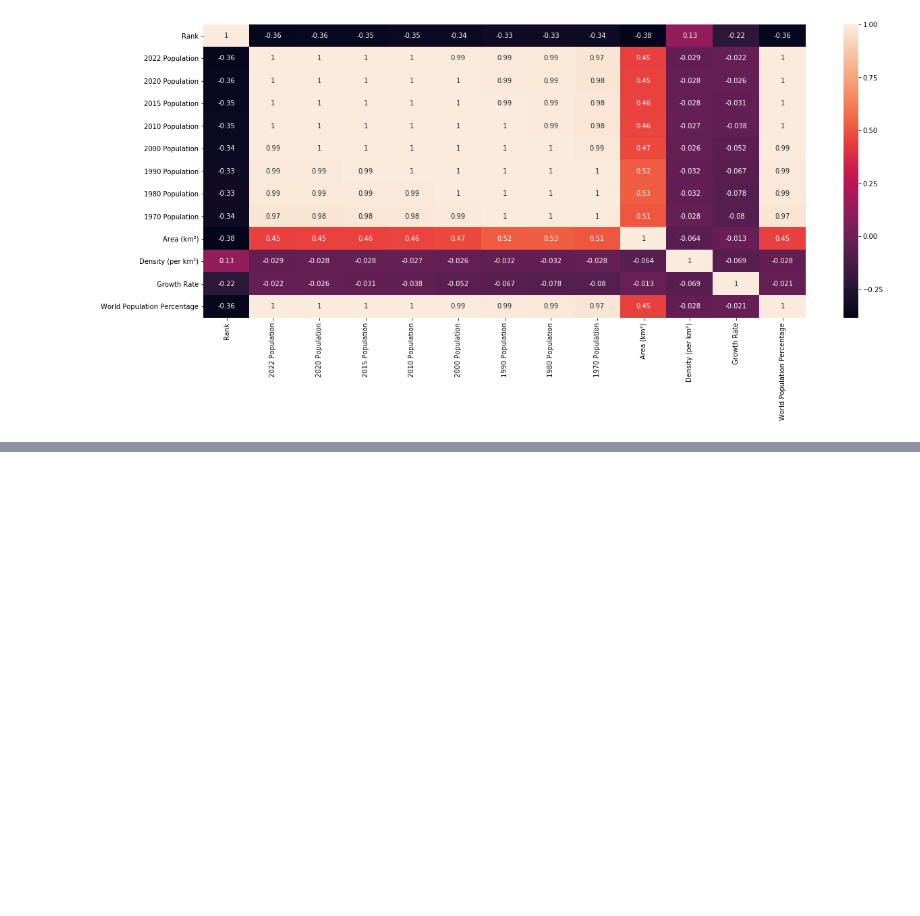
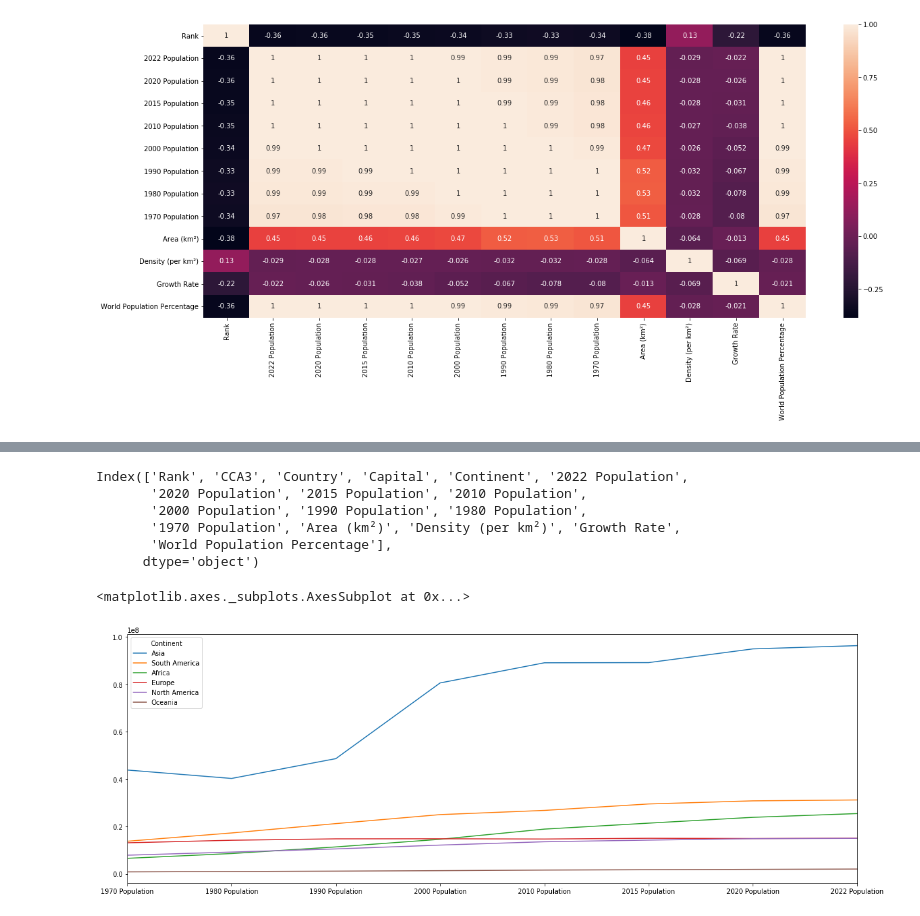
Before and after one commit to VEGLOhouetchenouGABIN/FORCE-N-AI-CERTIFICATION-PROGRAM-PRACTICE, a Jupyter notebook: Module3/EDA.ipynb, the cells around one changed output, grey strips where cells are left out. Cells and saved outputs as stored; diff of their text form; code cells hidden in the pictures; blank space fills up the shorter version.

```diff
--- a/Module3/EDA.ipynb
+++ b/Module3/EDA.ipynb
@@ -211,0 +296,22 @@ plt.show()
+# %%
+df.columns
+# %% [output]
+Index(['Rank', 'CCA3', 'Country', 'Capital', 'Continent', '2022 Population',
+       '2020 Population', '2015 Population', '2010 Population',
+       '2000 Population', '1990 Population', '1980 Population',
+       '1970 Population', 'Area (km²)', 'Density (per km²)', 'Growth Rate',
+       'World Population Percentage'],
+      dtype='object')
+# %%
+#df4=df.groupby("Continent")[df.columns[5:13]].mean().sort_values(by="2022 Population",ascending=False)
+df4=df.groupby("Continent")[['1970 Population',
+       '1980 Population', '1990 Population', '2000 Population',
+       '2010 Population', '2015 Population', '2020 Population',
+       '2022 Population']].mean().sort_values(by="2022 Population",ascending=False)
+# %%
+df5=df4.transpose()
+# %%
+df5.plot()
+# %% [output]
+<matplotlib.axes._subplots.AxesSubplot at 0x...>
+[figure, added]
```
Also changed, not shown: parts of 15 cells of this notebook.
